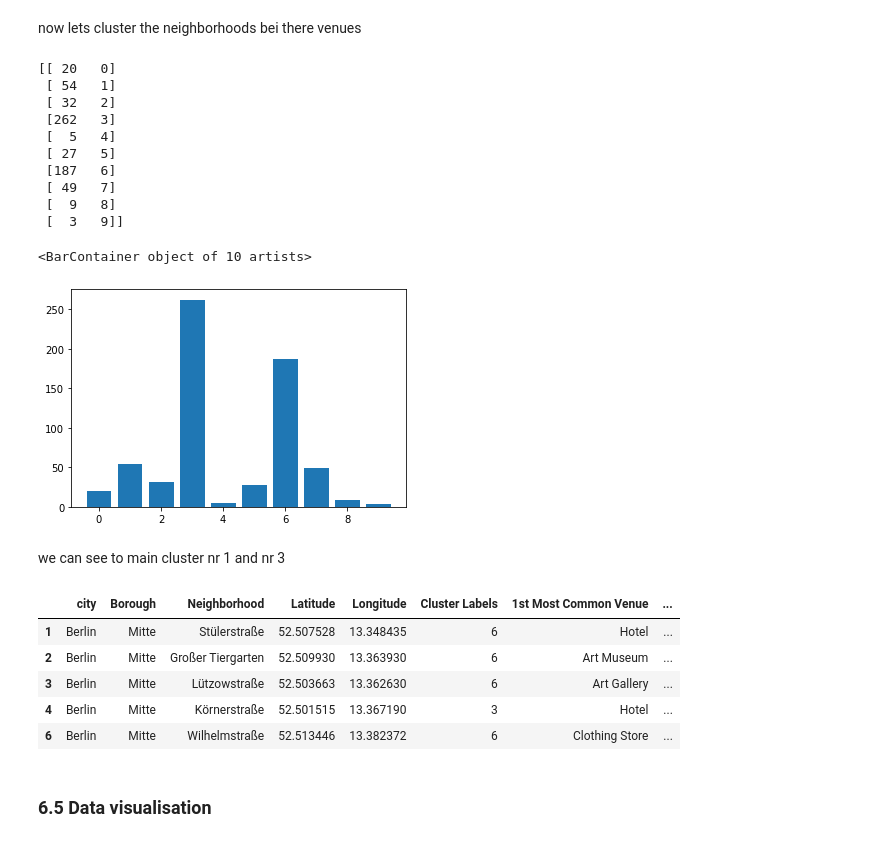
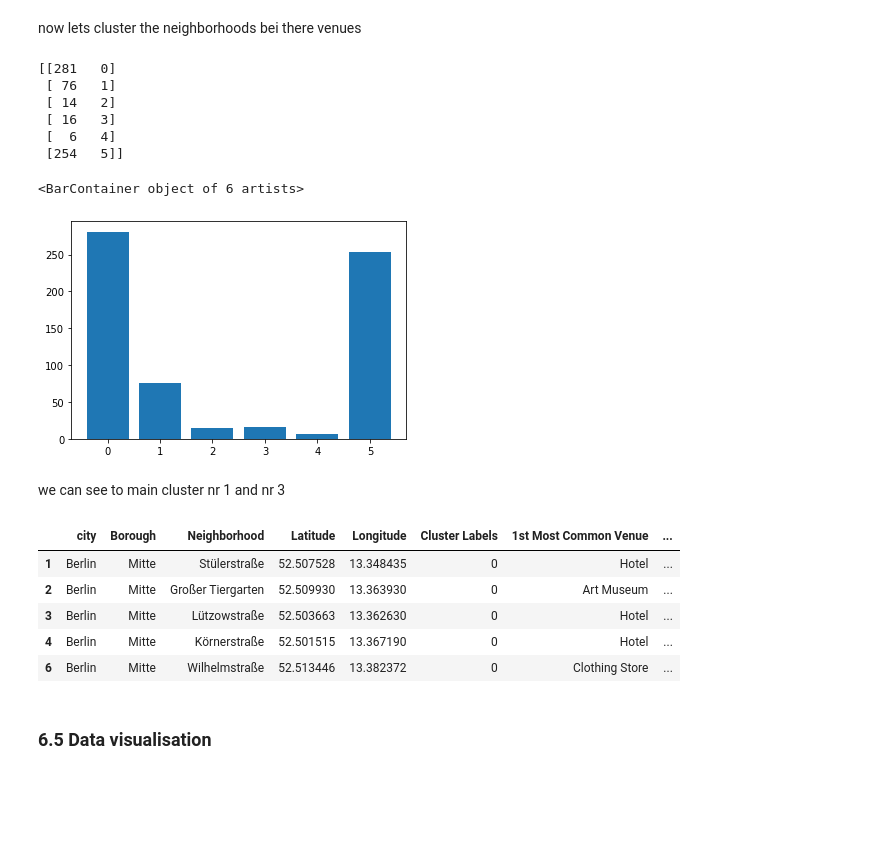
Before and after one commit to 12we23/Coursea-Capstone, a Jupyter notebook: Capstone_full_report.ipynb, the cells around one changed output. Saved outputs shown, nothing was run; the diff lists cells and outputs as text; code cells hidden in the pictures; blank space fills up the shorter version.

```diff
--- a/Capstone_full_report.ipynb
+++ b/Capstone_full_report.ipynb
@@ -461,6 +448,7 @@ and now get the coordinates <br>
 <font color='grey'>btw: that needs some time get a coffee or tee</font>
 # %%
 # Initial call to print 0% progress
+l=len((Merged_hoods['city']))
 printProgressBar(0, l, prefix = 'Progress:', suffix = 'Complete', length = 50)
 
 
@@ -471,7 +459,7 @@ longitude=[]
 t=0
 
 for row in zip(Merged_hoods['city'], Merged_hoods['Borough'],Merged_hoods['Neighborhood']):
-    len((Merged_hoods['city']))
+
     Lokation =  row[0]+' '+row[1]+' '+row[2]
     #print(Lokation)
     lat_lng_coords = None
@@ -517,9 +505,9 @@ Merged_hoods.head()
 # %% [markdown]
 first the credentials
 # %%
-CLIENT_ID = 'HIBD3BSH1HC3WCWEV4TOPHCDRXYSWGVAJFSUJ22P3UK50BEZ' # your Foursquare ID
-CLIENT_SECRET = 'WS4RI3033W3CM5LCWXIDA5A1KTM2AOT4GPM3XVUTWLPJX2P2' # your Foursquare Secret
-VERSION = '20180605' # Foursquare API version
+CLIENT_ID = '.....' # your Foursquare ID
+CLIENT_SECRET = '.....' # your Foursquare Secret
+VERSION = '....' # Foursquare API version
 LIMIT = 100 # A default Foursquare API limit value
 # %% [markdown]
 second we define a function to extract the informations
@@ -658,39 +644,35 @@ ok looks like 10 is a good choiche
 # %% [markdown]
 now lets cluster the neighborhoods bei there venues
 # %%
-kclusters = 10
+kclusters = 6
 
 
 # run k-means clustering
 kmeans = KMeans(n_clusters=kclusters, random_state=0).fit(all_grouped_clustering)
 
 # check cluster labels generated for each row in the dataframe
 #print(kmeans.labels_)
 
 #and occurence
 unique, counts = np.unique(kmeans.labels_, return_counts=True)
 
 #check the occurence for each cluster
 A=np.asarray((counts, unique)).T
 X=A[:,1]
 Y=A[:,0]
 print(A)
 
 
 plt.bar(X,Y,align='center')
 # %% [output]
-[[ 20   0]
- [ 54   1]
- [ 32   2]
- [262   3]
- [  5   4]
- [ 27   5]
- [187   6]
- [ 49   7]
- [  9   8]
- [  3   9]]
+[[281   0]
+ [ 76   1]
+ [ 14   2]
+ [ 16   3]
+ [  6   4]
+ [254   5]]
-<BarContainer object of 10 artists>
+<BarContainer object of 6 artists>
-[figure, old version]
+[figure, new version]
 # %% [markdown]
 we can see to main cluster nr 1 and nr 3
 # %%
@@ -708,8 +690,8 @@ all_merged['Cluster Labels']=all_merged['Cluster Labels'].astype('int')
 all_merged.head() # check the last columns
 # %% [output]
 |  | city | Borough | Neighborhood | Latitude | Longitude | Cluster Labels | 1st Most Common Venue | ... |
-| 1 | Berlin | Mitte | Stülerstraße | 52.507528 | 13.348435 | 6 | Hotel | ... |
-| 2 | Berlin | Mitte | Großer Tiergarten | 52.509930 | 13.363930 | 6 | Art Museum | ... |
-| 3 | Berlin | Mitte | Lützowstraße | 52.503663 | 13.362630 | 6 | Art Gallery | ... |
-| 4 | Berlin | Mitte | Körnerstraße | 52.501515 | 13.367190 | 3 | Hotel | ... |
-| 6 | Berlin | Mitte | Wilhelmstraße | 52.513446 | 13.382372 | 6 | Clothing Store | ... |
+| 1 | Berlin | Mitte | Stülerstraße | 52.507528 | 13.348435 | 0 | Hotel | ... |
+| 2 | Berlin | Mitte | Großer Tiergarten | 52.509930 | 13.363930 | 0 | Art Museum | ... |
+| 3 | Berlin | Mitte | Lützowstraße | 52.503663 | 13.362630 | 0 | Hotel | ... |
+| 4 | Berlin | Mitte | Körnerstraße | 52.501515 | 13.367190 | 0 | Hotel | ... |
+| 6 | Berlin | Mitte | Wilhelmstraße | 52.513446 | 13.382372 | 0 | Clothing Store | ... |
```
Also changed, not shown: parts of 18 cells of this notebook.
